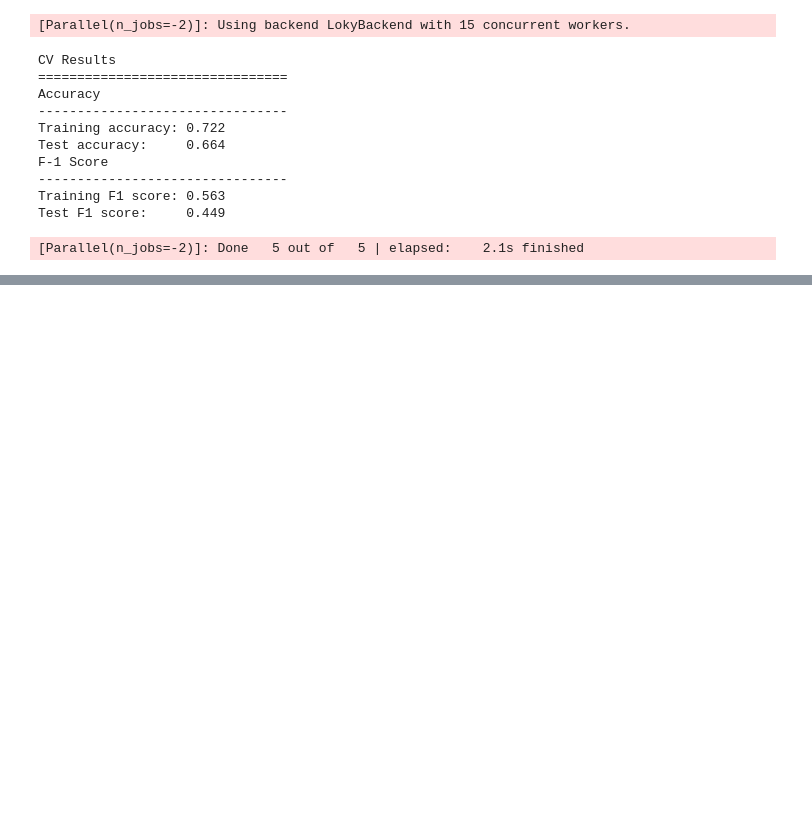
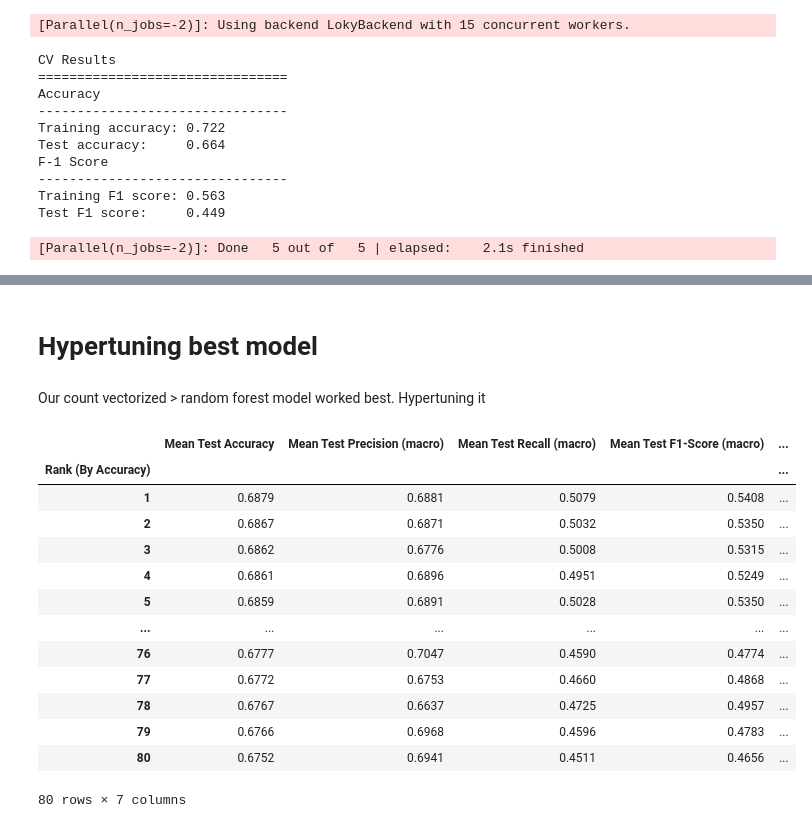
Before and after one commit to ssaeed85/dsc-ph4-TweetSentimentAnalysis-NLP, a Jupyter notebook: TweetSentimentAnalysis_nb.ipynb, the cells around one changed output, grey strips where cells are left out. Cells and saved outputs as stored; diff of their text form; code cells hidden in the pictures; blank space fills up the shorter version.

```diff
--- a/TweetSentimentAnalysis_nb.ipynb
+++ b/TweetSentimentAnalysis_nb.ipynb
@@ -668,0 +715,41 @@ Test F1 score:     0.449
+# %% [markdown]
+# Hypertuning best model
+# %% [markdown]
+Our count vectorized > random forest model worked best. Hypertuning it
+# %%
+params = {}
+params['rfc__criterion'] = ['gini','entropy']
+params['rfc__n_estimators'] = np.arange(50,250,50)
+params['rfc__max_depth'] = np.arange(100,200,10)
+# params['rfc__max_leaf_nodes']=[4000,4500,5000]
+
+cvec_rfc_model_pipe = Pipeline([
+    ('cvec',CountVectorizer()),
+   ('rfc',RandomForestClassifier(random_state=42)
+   )
+])
+
+cvec_rfc_gs = GridSearchCV(estimator=cvec_rfc_model_pipe,
+                           param_grid=params,
+                           n_jobs=NB_n_jobs,
+                           scoring=[ 'accuracy','precision_macro','recall_macro','f1_macro'],
+                           refit='accuracy',
+                           return_train_score=True)
+
+cvec_rfc_gs.fit(X_train,y_train)
+prettyPrintGridCVResults(cvec_rfc_gs)
+# %% [output]
+|  | Mean Test Accuracy | Mean Test Precision (macro) | Mean Test Recall (macro) | Mean Test F1-Score (macro) | ... |
+| Rank (By Accuracy) |  |  |  |  | ... |
+| 1 | 0.6879 | 0.6881 | 0.5079 | 0.5408 | ... |
+| 2 | 0.6867 | 0.6871 | 0.5032 | 0.5350 | ... |
+| 3 | 0.6862 | 0.6776 | 0.5008 | 0.5315 | ... |
+| 4 | 0.6861 | 0.6896 | 0.4951 | 0.5249 | ... |
+| 5 | 0.6859 | 0.6891 | 0.5028 | 0.5350 | ... |
+| ... | ... | ... | ... | ... | ... |
+| 76 | 0.6777 | 0.7047 | 0.4590 | 0.4774 | ... |
+| 77 | 0.6772 | 0.6753 | 0.4660 | 0.4868 | ... |
+| 78 | 0.6767 | 0.6637 | 0.4725 | 0.4957 | ... |
+| 79 | 0.6766 | 0.6968 | 0.4596 | 0.4783 | ... |
+| 80 | 0.6752 | 0.6941 | 0.4511 | 0.4656 | ... |
+80 rows × 7 columns
```
Also changed, not shown: parts of 25 cells of this notebook.
